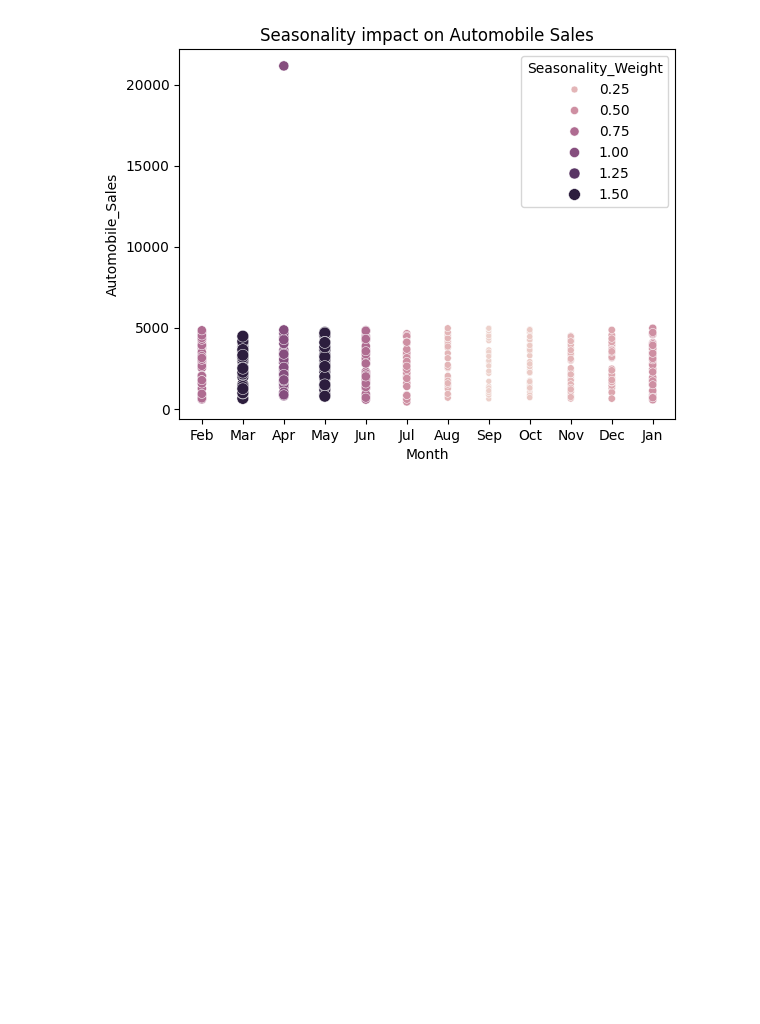
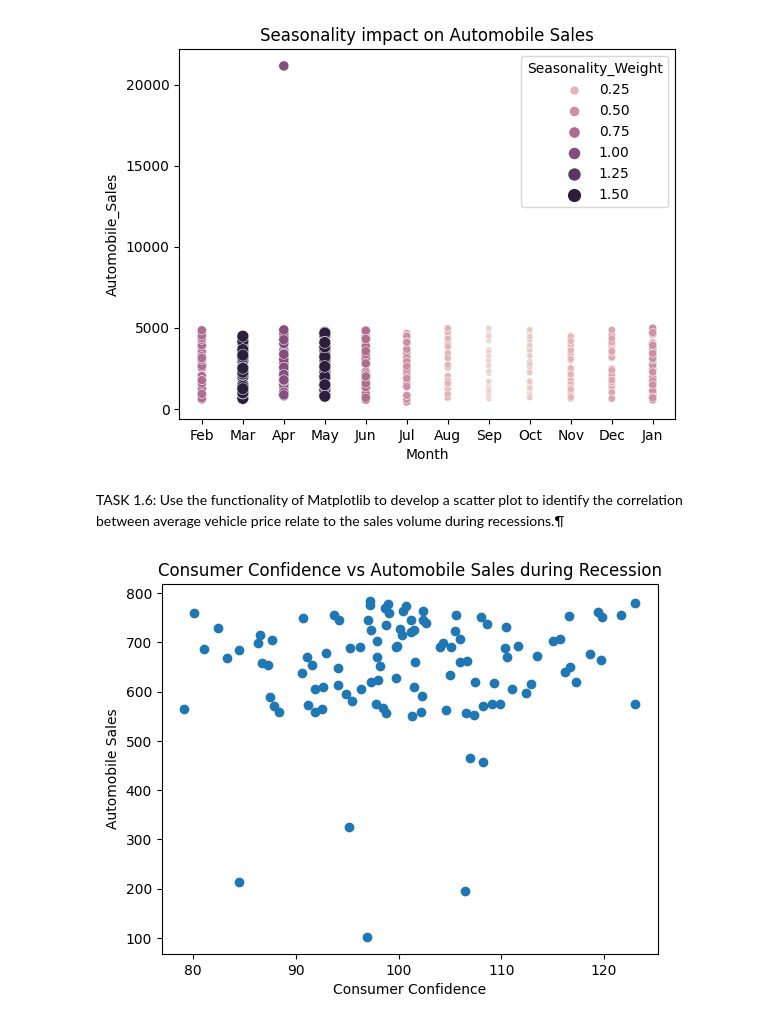
Before and after one commit to mariiazhivonitko/DataAnalysis, a Jupyter notebook: Data visualisation/final_assignment.ipynb, the cells around one changed output. Cells and saved outputs as stored; diff of their text form; code cells hidden in the pictures; blank space fills up the shorter version.

Commit message:
saved diagram images

```diff
--- a/Data visualisation/final_assignment.ipynb
+++ b/Data visualisation/final_assignment.ipynb
@@ -137,3 +137,16 @@ plt.title('Seasonality impact on Automobile Sales')
 plt.show()
 # %% [output]
 [figure]
+# %% [markdown]
+TASK 1.6: Use the functionality of Matplotlib to develop a scatter plot to identify the correlation between average vehicle price relate to the sales volume during recessions.¶
+# %%
+rec_data = df[df['Recession'] == 1]
+plt.scatter(rec_data['Consumer_Confidence'], rec_data['Automobile_Sales'])
+
+plt.xlabel('Consumer Confidence')
+plt.ylabel('Automobile Sales')
+plt.title('Consumer Confidence vs Automobile Sales during Recession')
+
+plt.show()
+# %% [output]
+[figure, added]
```
Also changed, not shown: parts of 9 cells of this notebook, 3 other files.
